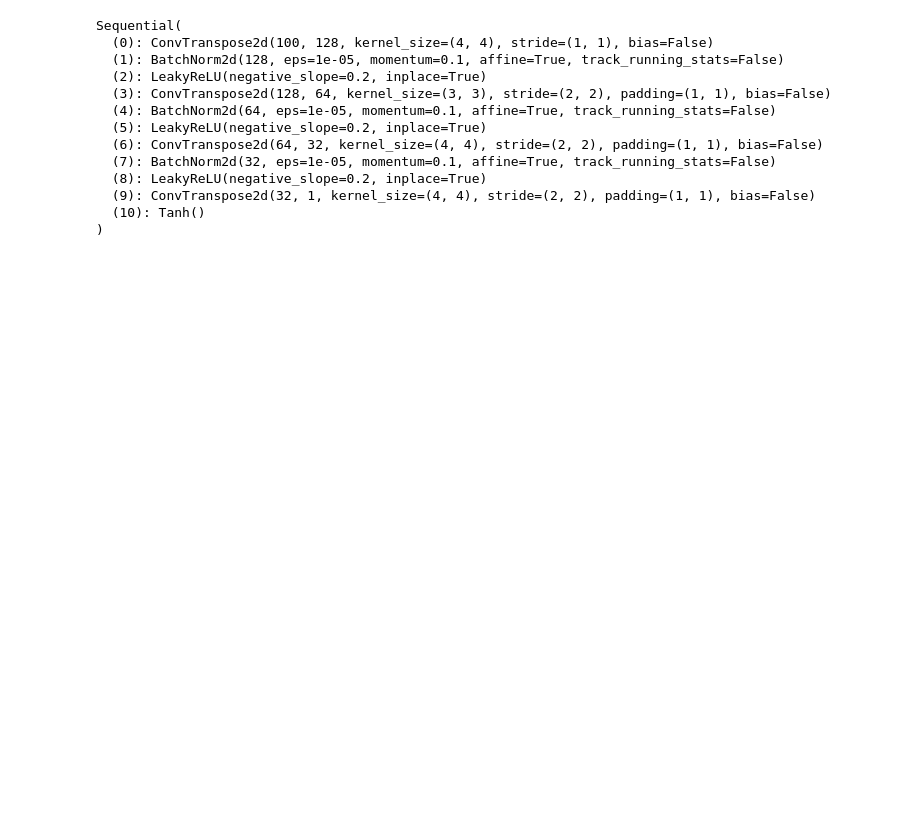
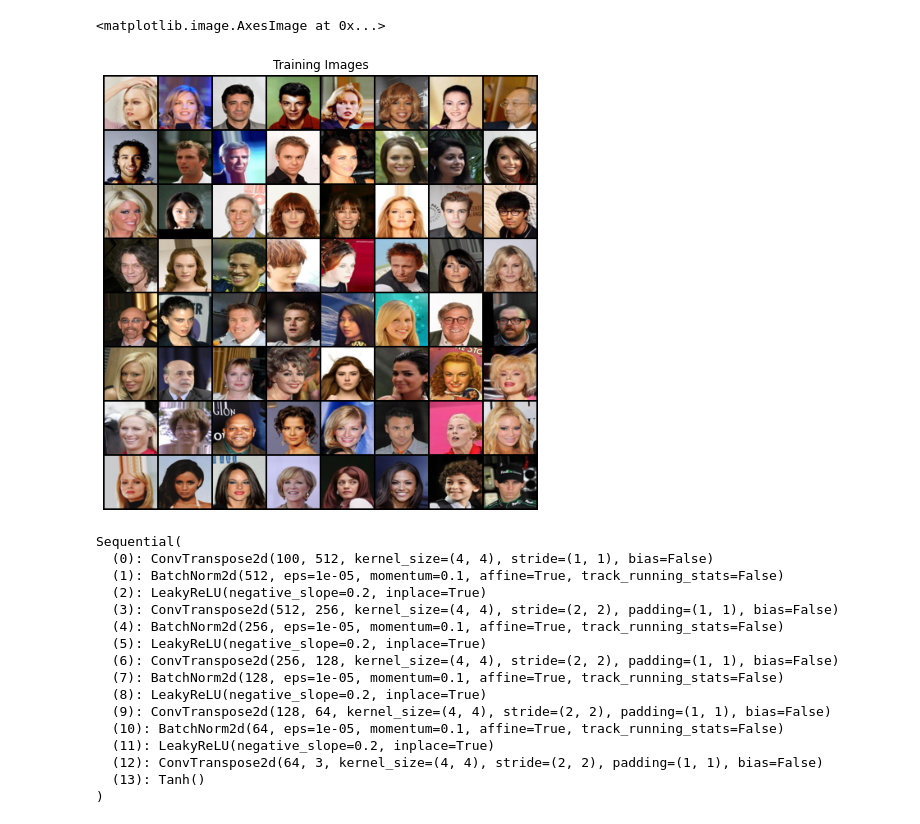
Before and after one commit to ysimonov/generative-adversarial-network, a Jupyter notebook: model.ipynb, the cells around one changed output. Cells and saved outputs as stored; diff of their text form; code cells hidden in the pictures; blank space fills up the shorter version.

Commit message:
feat: prepared training loop for GAN

```diff
--- a/model.ipynb
+++ b/model.ipynb
@@ -24,27 +36,26 @@ data_path = os.path.normpath(os.path.join(current_path, 'data/celeba/img_align_c
 # %%
-class CelebADataset(Dataset):
-
-  def __init__(self, root_dir, transform=None):
-    image_names = os.listdir(root_dir)
-    self.root_dir = root_dir
-    self.transform = transform
-    self.image_names = natsorted(image_names)
-
-  def __len__(self):
-    return len(self.image_names)
-
-  def __getitem__(self, idx):
-    img_path = os.path.join(self.root_dir, self.image_names[idx])
-    img = Image.open(img_path).convert('RGB')
-    if self.transform:
-      img = self.transform(img)
-    return img
-
 transform = transforms.Compose([
-    transforms.Resize(image_size[0]),
+    transforms.Resize(image_size, interpolation=transforms.InterpolationMode.BICUBIC),
     transforms.ToTensor(),
-    transforms.Normalize(mean=(0.5, 0.5, 0.5), std=(0.5, 0.5, 0.5), inplace=True)
+    transforms.Normalize(
+      mean=(0.5, 0.5, 0.5),
+      std=(0.5, 0.5, 0.5)
+    )
 ])
-
-dataset = CelebADataset(root_dir=data_path, transform=transform)
+dataset = ImageFolder(root=data_path, transform=transform)
 dataset_dataloader = DataLoader(dataset=dataset, batch_size=batch_size, shuffle=True, num_workers=8, drop_last=True)
+# %%
+# plot some training images
+real_batch = next(iter(dataset_dataloader))
+plt.figure(figsize=(8, 8))
+plt.axis("off")
+plt.title("Training Images")
+plt.imshow(
+    np.transpose(
+        vutils.make_grid(real_batch[0].to(device)[:64], padding=2, normalize=True).cpu(),
+        (1, 2, 0)
+    )
+)
+# %% [output]
+<matplotlib.image.AxesImage at 0x...>
+[figure, added]
@@ -120,20 +155,24 @@ generator = Generator(
     n_filters=n_filters
 ).to(device=device)
 
+generator.apply(weight_init)
 print(generator.network)
 # %% [output]
 Sequential(
-  (0): ConvTranspose2d(100, 128, kernel_size=(4, 4), stride=(1, 1), bias=False)
-  (1): BatchNorm2d(128, eps=1e-05, momentum=0.1, affine=True, track_running_stats=False)
+  (0): ConvTranspose2d(100, 512, kernel_size=(4, 4), stride=(1, 1), bias=False)
+  (1): BatchNorm2d(512, eps=1e-05, momentum=0.1, affine=True, track_running_stats=False)
   (2): LeakyReLU(negative_slope=0.2, inplace=True)
-  (3): ConvTranspose2d(128, 64, kernel_size=(3, 3), stride=(2, 2), padding=(1, 1), bias=False)
-  (4): BatchNorm2d(64, eps=1e-05, momentum=0.1, affine=True, track_running_stats=False)
+  (3): ConvTranspose2d(512, 256, kernel_size=(4, 4), stride=(2, 2), padding=(1, 1), bias=False)
+  (4): BatchNorm2d(256, eps=1e-05, momentum=0.1, affine=True, track_running_stats=False)
   (5): LeakyReLU(negative_slope=0.2, inplace=True)
-  (6): ConvTranspose2d(64, 32, kernel_size=(4, 4), stride=(2, 2), padding=(1, 1), bias=False)
-  (7): BatchNorm2d(32, eps=1e-05, momentum=0.1, affine=True, track_running_stats=False)
+  (6): ConvTranspose2d(256, 128, kernel_size=(4, 4), stride=(2, 2), padding=(1, 1), bias=False)
+  (7): BatchNorm2d(128, eps=1e-05, momentum=0.1, affine=True, track_running_stats=False)
   (8): LeakyReLU(negative_slope=0.2, inplace=True)
-  (9): ConvTranspose2d(32, 1, kernel_size=(4, 4), stride=(2, 2), padding=(1, 1), bias=False)
-  (10): Tanh()
+  (9): ConvTranspose2d(128, 64, kernel_size=(4, 4), stride=(2, 2), padding=(1, 1), bias=False)
+  (10): BatchNorm2d(64, eps=1e-05, momentum=0.1, affine=True, track_running_stats=False)
+  (11): LeakyReLU(negative_slope=0.2, inplace=True)
+  (12): ConvTranspose2d(64, 3, kernel_size=(4, 4), stride=(2, 2), padding=(1, 1), bias=False)
+  (13): Tanh()
 )
 # %%
 class Discriminator(nn.Module):
```
Also changed, not shown: parts of 11 cells of this notebook, 1 other file.
